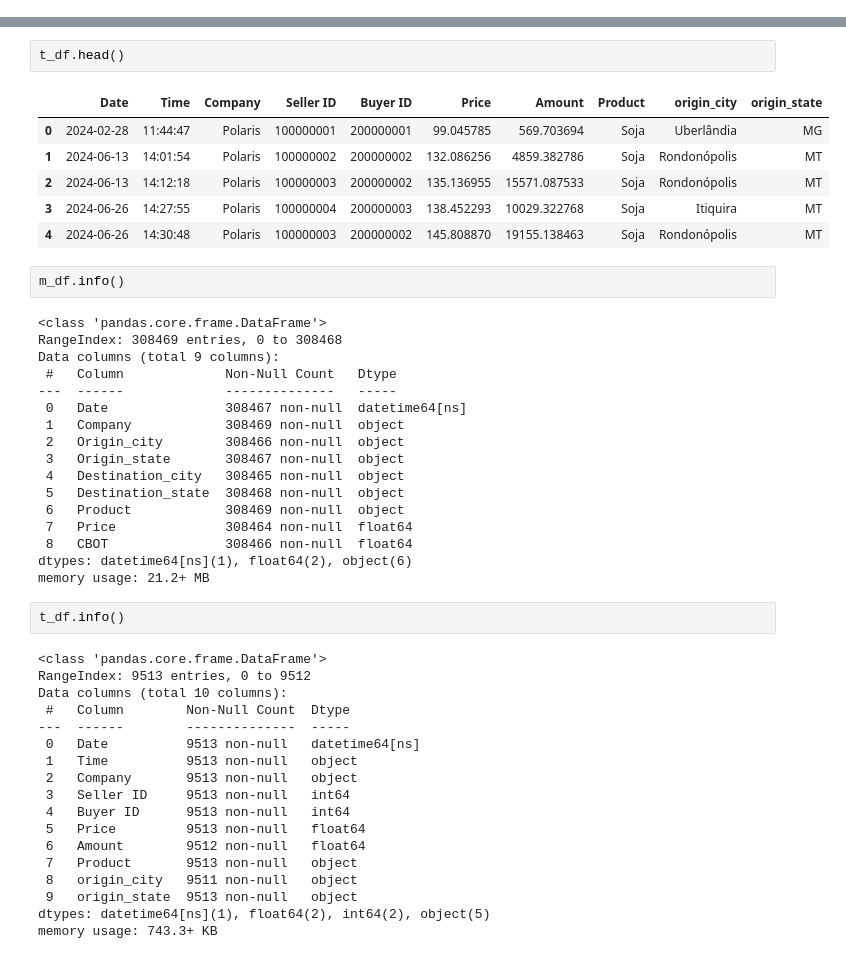
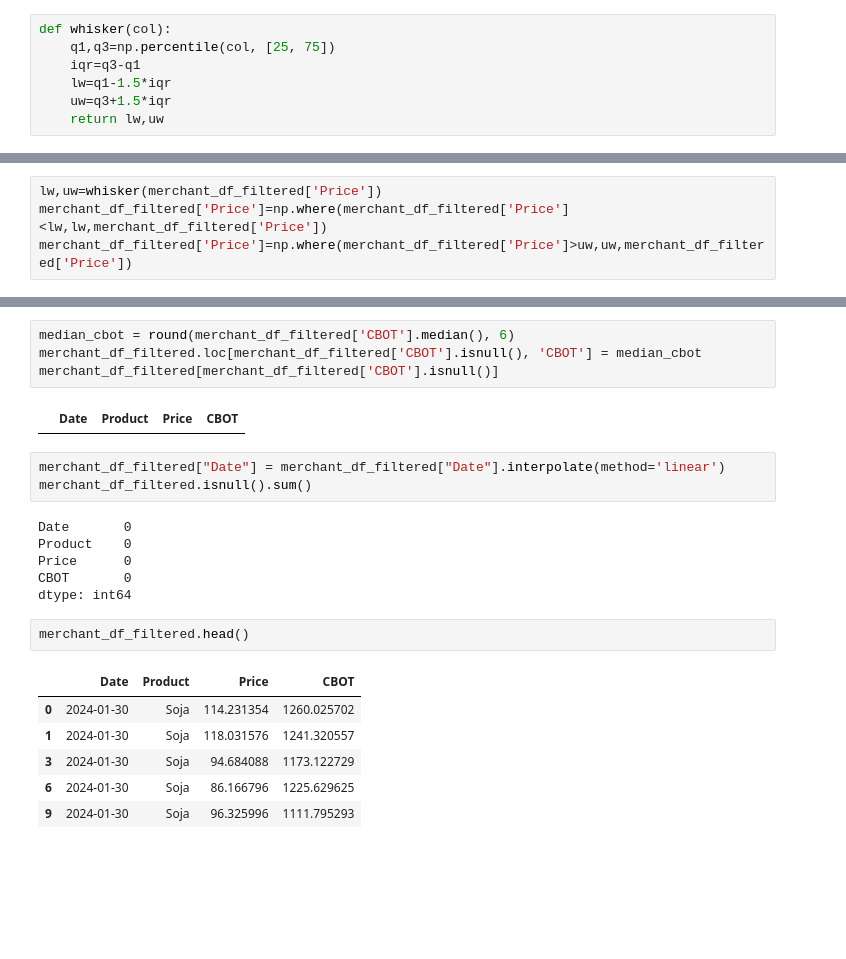
Before and after one commit to alvarordgs/ai-challenge-gd, a Jupyter notebook: main.ipynb, the cells around one changed output, grey strips where cells are left out. Drawn from its saved outputs; the diff is of its cells as text; blank space fills up the shorter version.

Commit message:
analyzing the data and treating missing values in merchant data dataset

```diff
--- a/main.ipynb
+++ b/main.ipynb
@@ -18,0 +102,7 @@ m_df.head()
+# %%
+def whisker(col):
+    q1,q3=np.percentile(col, [25, 75])
+    iqr=q3-q1
+    lw=q1-1.5*iqr
+    uw=q3+1.5*iqr
+    return lw,uw
@@ -18,0 +111,4 @@ m_df.head()
+# %%
+lw,uw=whisker(merchant_df_filtered['Price'])
+merchant_df_filtered['Price']=np.where(merchant_df_filtered['Price']<lw,lw,merchant_df_filtered['Price'])
+merchant_df_filtered['Price']=np.where(merchant_df_filtered['Price']>uw,uw,merchant_df_filtered['Price'])
@@ -19,48 +130,24 @@ m_df.head()
+# %%
+median_cbot = round(merchant_df_filtered['CBOT'].median(), 6)
+merchant_df_filtered.loc[merchant_df_filtered['CBOT'].isnull(), 'CBOT'] = median_cbot
+merchant_df_filtered[merchant_df_filtered['CBOT'].isnull()]
+# %% [output]
+|  | Date | Product | Price | CBOT |
+# %%
+merchant_df_filtered["Date"] = merchant_df_filtered["Date"].interpolate(method='linear')
+merchant_df_filtered.isnull().sum()
+# %% [output]
+Date       0
+Product    0
+Price      0
+CBOT       0
+dtype: int64
 # %%
-t_df.head()
+merchant_df_filtered.head()
 # %% [output]
-|  | Date | Time | Company | Seller ID | Buyer ID | Price | Amount | Product | origin_city | origin_state |
-| 0 | 2024-02-28 | 11:44:47 | Polaris | 100000001 | 200000001 | 99.045785 | 569.703694 | Soja | Uberlândia | MG |
-| 1 | 2024-06-13 | 14:01:54 | Polaris | 100000002 | 200000002 | 132.086256 | 4859.382786 | Soja | Rondonópolis | MT |
-| 2 | 2024-06-13 | 14:12:18 | Polaris | 100000003 | 200000002 | 135.136955 | 15571.087533 | Soja | Rondonópolis | MT |
-| 3 | 2024-06-26 | 14:27:55 | Polaris | 100000004 | 200000003 | 138.452293 | 10029.322768 | Soja | Itiquira | MT |
-| 4 | 2024-06-26 | 14:30:48 | Polaris | 100000003 | 200000002 | 145.808870 | 19155.138463 | Soja | Rondonópolis | MT |
+|  | Date | Product | Price | CBOT |
+| 0 | 2024-01-30 | Soja | 114.231354 | 1260.025702 |
+| 1 | 2024-01-30 | Soja | 118.031576 | 1241.320557 |
+| 3 | 2024-01-30 | Soja | 94.684088 | 1173.122729 |
+| 6 | 2024-01-30 | Soja | 86.166796 | 1225.629625 |
+| 9 | 2024-01-30 | Soja | 96.325996 | 1111.795293 |
-# %%
-m_df.info()
-# %% [output]
-<class 'pandas.core.frame.DataFrame'>
-RangeIndex: 308469 entries, 0 to 308468
-Data columns (total 9 columns):
- #   Column             Non-Null Count   Dtype
----  ------             --------------   -----
- 0   Date               308467 non-null  datetime64[ns]
- 1   Company            308469 non-null  object
- 2   Origin_city        308466 non-null  object
- 3   Origin_state       308467 non-null  object
- 4   Destination_city   308465 non-null  object
- 5   Destination_state  308468 non-null  object
- 6   Product            308469 non-null  object
- 7   Price              308464 non-null  float64
- 8   CBOT               308466 non-null  float64
-dtypes: datetime64[ns](1), float64(2), object(6)
-memory usage: 21.2+ MB
-# %%
-t_df.info()
-# %% [output]
-<class 'pandas.core.frame.DataFrame'>
-RangeIndex: 9513 entries, 0 to 9512
-Data columns (total 10 columns):
- #   Column        Non-Null Count  Dtype
----  ------        --------------  -----
- 0   Date          9513 non-null   datetime64[ns]
- 1   Time          9513 non-null   object
- 2   Company       9513 non-null   object
- 3   Seller ID     9513 non-null   int64
- 4   Buyer ID      9513 non-null   int64
- 5   Price         9513 non-null   float64
- 6   Amount        9512 non-null   float64
- 7   Product       9513 non-null   object
- 8   origin_city   9511 non-null   object
- 9   origin_state  9513 non-null   object
-dtypes: datetime64[ns](1), float64(2), int64(2), object(5)
-memory usage: 743.3+ KB
```
Also changed, not shown: parts of 28 cells of this notebook.
